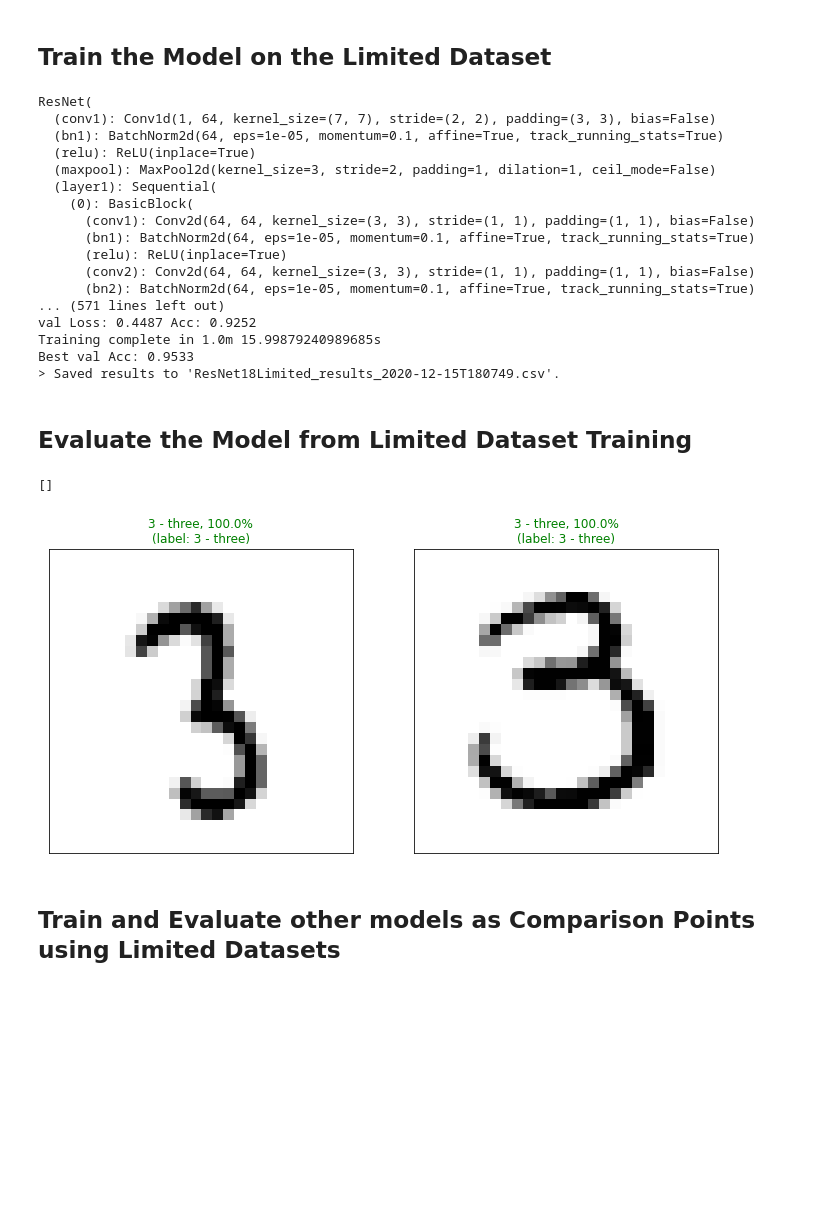
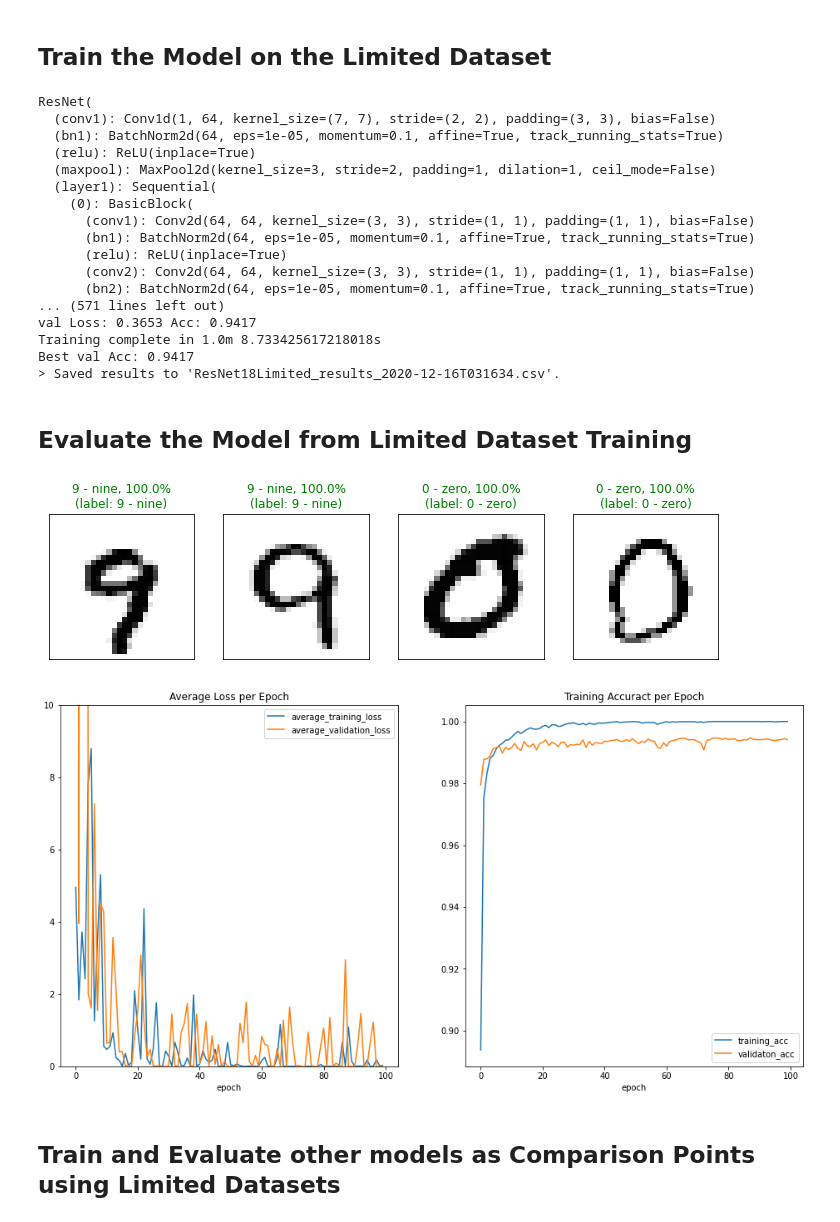
Before and after one commit to christnp/e6998-project, a Jupyter notebook: src/baseline/baseline.ipynb, the cells around one changed output. Saved outputs shown, nothing was run; the diff lists cells and outputs as text; code cells hidden in the pictures; blank space fills up the shorter version.

```diff
--- a/src/baseline/baseline.ipynb
+++ b/src/baseline/baseline.ipynb
@@ -64,7 +64,7 @@ data_transforms = {
 }
 
 # use helper to create the dataloaders
-tmp = mnist_dataloader(data_transforms,batch_size=BATCH_SIZE,pred_size=0.01)
+tmp = mnist_dataloader(data_transforms,batch_size=BATCH_SIZE,pred_size=0.05)
 dataloaders, dataset_sizes, class_names = tmp
 print(f"Dataset sizes: {dataset_sizes}")
 print(f"Class names: {class_names}")
@@ -115,15 +115,15 @@ cudnn.benchmark = True
 print(model_ResNet18)
 
 # use helper function to train the model (outputs model and Pandas DF)
-model_ResNet18, results_df_ResNet18,_ = train_model(device, model_ResNet18,
+model_ResNet18, ResNet18_df,_ = train_model(device, model_ResNet18,
                                                     dataloaders, dataset_sizes,
                                                     num_epochs=NUM_EPOCHS)
 
 # save the data for others to use
 model_name = 'ResNet18'
 results_file = f'{model_name}_results_{time.strftime("%Y-%m-%dT%H%M%S")}.csv'
-results_df_ResNet18.to_csv(os.path.join(output_dir,results_file),
-                           columns=results_df_ResNet18.columns)
+ResNet18_df.to_csv(os.path.join(output_dir,results_file),
+                           columns=ResNet18_df.columns)
 print(f'> Saved results to \'{results_file}\'.')
 # %% [output]
 ResNet(
@@ -377,7 +436,7 @@ data_transforms = {
 # use helper to create the dataloaders
 tmp = mnist_dataloader(data_transforms,
                            batch_size=BATCH_SIZE,
-                           pred_size=0.01,
+                           pred_size=0.05,
                            sample_size=limited_dataset_size)
 dataloaders, dataset_sizes, class_names = tmp
 print(f"Dataset sizes: {dataset_sizes}")
@@ -408,15 +467,15 @@ cudnn.benchmark = True
 print(model_ResNet18Lim)
 
 # train ResNet50 models
-model_ResNet18Lim, results_df_ResNet18Lim,_ = train_model(device, model_ResNet18Lim,
+model_ResNet18Lim, ResNet18Lim_df,_ = train_model(device, model_ResNet18Lim,
                                                     dataloaders, dataset_sizes,
                                                     num_epochs=NUM_EPOCHS)
 
 # save the data for others to use
 model_name = 'ResNet18Limited'
 results_file = f'{model_name}_results_{time.strftime("%Y-%m-%dT%H%M%S")}.csv'
-results_df_ResNet18Lim.to_csv(os.path.join(output_dir,results_file),
-                              columns=results_df_ResNet18Lim.columns)
+ResNet18Lim_df.to_csv(os.path.join(output_dir,results_file),
+                              columns=ResNet18Lim_df.columns)
 print(f'> Saved results to \'{results_file}\'.')
 # %% [output]
 ResNet(
@@ -432,24 +491,35 @@ ResNet(
       (conv2): Conv2d(64, 64, kernel_size=(3, 3), stride=(1, 1), padding=(1, 1), bias=False)
       (bn2): BatchNorm2d(64, eps=1e-05, momentum=0.1, affine=True, track_running_stats=True)
 ... (571 lines left out)
-val Loss: 0.4487 Acc: 0.9252
-Training complete in 1.0m 15.99879240989685s
-Best val Acc: 0.9533
-> Saved results to 'ResNet18Limited_results_2020-12-15T180749.csv'.
+val Loss: 0.3653 Acc: 0.9417
+Training complete in 1.0m 8.733425617218018s
+Best val Acc: 0.9417
+> Saved results to 'ResNet18Limited_results_2020-12-16T031634.csv'.
 # %% [markdown]
 ## Evaluate the Model from Limited Dataset Training
 # %%
 # Evaluate the model using the prediction set held-off
 model_ResNet18Lim.eval()
 dataloader_iter = iter(dataloaders['pred'])
 inputs, labels = next(dataloader_iter)
 inputs = inputs.cuda()
 # make predictions an plot the results
 fig = plot_classes_preds(model_ResNet18Lim,inputs,labels,class_names)
 plt.plot()
+
+# plot performance curves
+fig, axes = plt.subplots(nrows=1, ncols=2,figsize=(16,8))
+ResNet18Lim_df.plot(x='epoch', y=['average_training_loss','average_validation_loss'],ax=axes[0])
+axes[0].set_title('Average Loss per Epoch')
+axes[0].set_ylim([0,10])
+ResNet18_df.plot(x='epoch', y=['training_acc','validaton_acc'],ax=axes[1])
+axes[1].set_title('Training Accuract per Epoch')
+
+img_file = f'loss_{model_name}_{time.strftime("%Y-%m-%dT%H%M%S")}.png'
+fig.savefig(os.path.join(output_dir,img_file))
 # %% [output]
-[]
-[figure, old version]
+[figure, new version]
+[figure, added]
 # %% [markdown]
 ## Train and Evaluate other models as Comparison Points using Limited Datasets
 # %%
```
Also changed, not shown: parts of 20 cells of this notebook, 27 other files.
